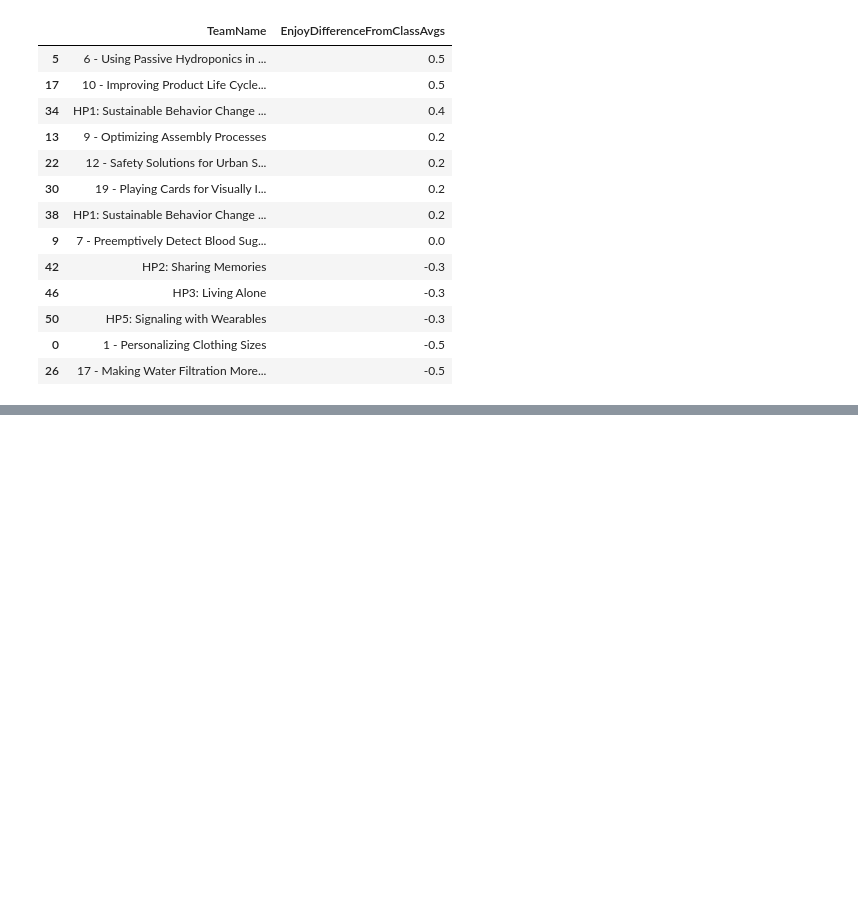
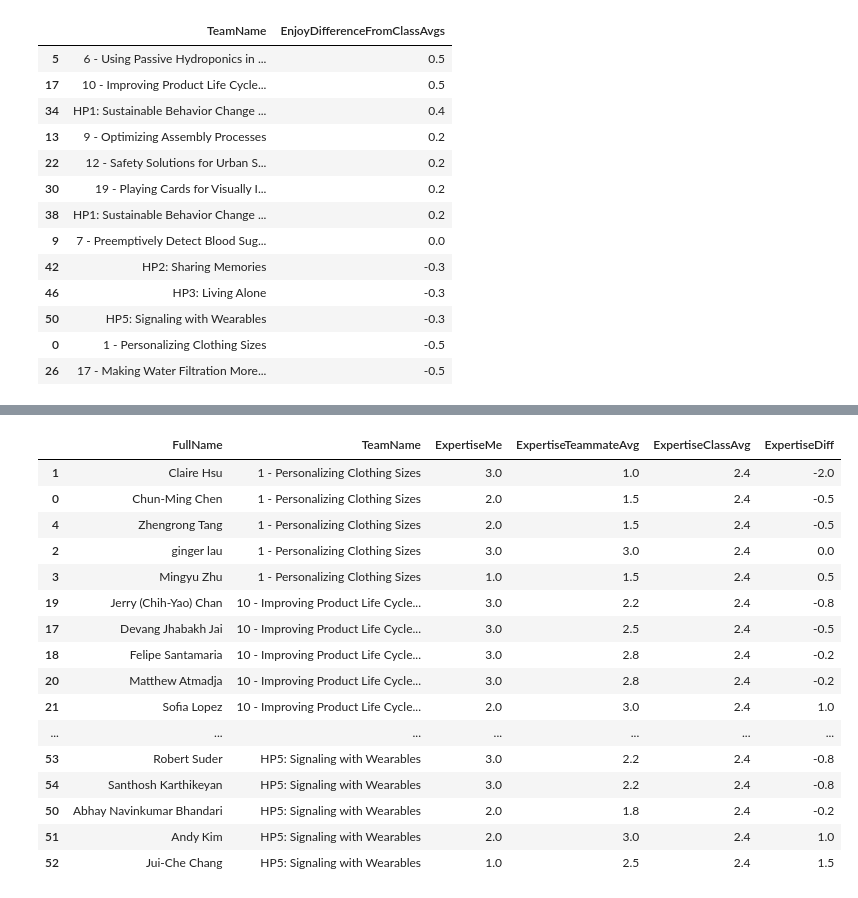
Before and after one commit to teamingbydesign/txd-pipeline, a Jupyter notebook: data/classes/fa23/me292c/check-in-1/ME292C_Faculty_Insights.ipynb, the cells around one changed output, grey strips where cells are left out. Drawn from its saved outputs; the diff is of its cells as text; code cells hidden in the pictures; blank space fills up the shorter version.

```diff
--- a/data/classes/fa23/me292c/check-in-1/ME292C_Faculty_Insights.ipynb
+++ b/data/classes/fa23/me292c/check-in-1/ME292C_Faculty_Insights.ipynb
@@ -147,0 +298,4 @@ tp[["TeamName", "EnjoyDifferenceFromClassAvgs"]].sort_values("EnjoyDifferenceFro
+# %%
+# Teammate Contributions and feedback: Effort (or expertise)
+
+exp = data[["FullName", "TeamName", "ExpertiseMe", "ExpertiseTeammateAvg", "ExpertiseClassAvg"]]
@@ -147,0 +316,24 @@ tp[["TeamName", "EnjoyDifferenceFromClassAvgs"]].sort_values("EnjoyDifferenceFro
+# %%
+exp = exp.drop([11,36,47])
+# %%
+exp["ExpertiseDiff"] = pd.to_numeric(exp["ExpertiseTeammateAvg"]) - pd.to_numeric(exp["ExpertiseMe"])
+# %%
+exp.sort_values(["TeamName", "ExpertiseDiff"])
+# %% [output]
+|  | FullName | TeamName | ExpertiseMe | ExpertiseTeammateAvg | ExpertiseClassAvg | ExpertiseDiff |
+| 1 | Claire Hsu | 1 - Personalizing Clothing Sizes | 3.0 | 1.0 | 2.4 | -2.0 |
+| 0 | Chun-Ming Chen | 1 - Personalizing Clothing Sizes | 2.0 | 1.5 | 2.4 | -0.5 |
+| 4 | Zhengrong Tang | 1 - Personalizing Clothing Sizes | 2.0 | 1.5 | 2.4 | -0.5 |
+| 2 | ginger lau | 1 - Personalizing Clothing Sizes | 3.0 | 3.0 | 2.4 | 0.0 |
+| 3 | Mingyu Zhu | 1 - Personalizing Clothing Sizes | 1.0 | 1.5 | 2.4 | 0.5 |
+| 19 | Jerry (Chih-Yao) Chan | 10 - Improving Product Life Cycle... | 3.0 | 2.2 | 2.4 | -0.8 |
+| 17 | Devang Jhabakh Jai | 10 - Improving Product Life Cycle... | 3.0 | 2.5 | 2.4 | -0.5 |
+| 18 | Felipe Santamaria | 10 - Improving Product Life Cycle... | 3.0 | 2.8 | 2.4 | -0.2 |
+| 20 | Matthew Atmadja | 10 - Improving Product Life Cycle... | 3.0 | 2.8 | 2.4 | -0.2 |
+| 21 | Sofia Lopez | 10 - Improving Product Life Cycle... | 2.0 | 3.0 | 2.4 | 1.0 |
+| ... | ... | ... | ... | ... | ... | ... |
+| 53 | Robert Suder | HP5: Signaling with Wearables | 3.0 | 2.2 | 2.4 | -0.8 |
+| 54 | Santhosh Karthikeyan | HP5: Signaling with Wearables | 3.0 | 2.2 | 2.4 | -0.8 |
+| 50 | Abhay Navinkumar Bhandari | HP5: Signaling with Wearables | 2.0 | 1.8 | 2.4 | -0.2 |
+| 51 | Andy Kim | HP5: Signaling with Wearables | 2.0 | 3.0 | 2.4 | 1.0 |
+| 52 | Jui-Che Chang | HP5: Signaling with Wearables | 1.0 | 2.5 | 2.4 | 1.5 |
```
Also changed, not shown: parts of 34 cells of this notebook, 5 other files.
